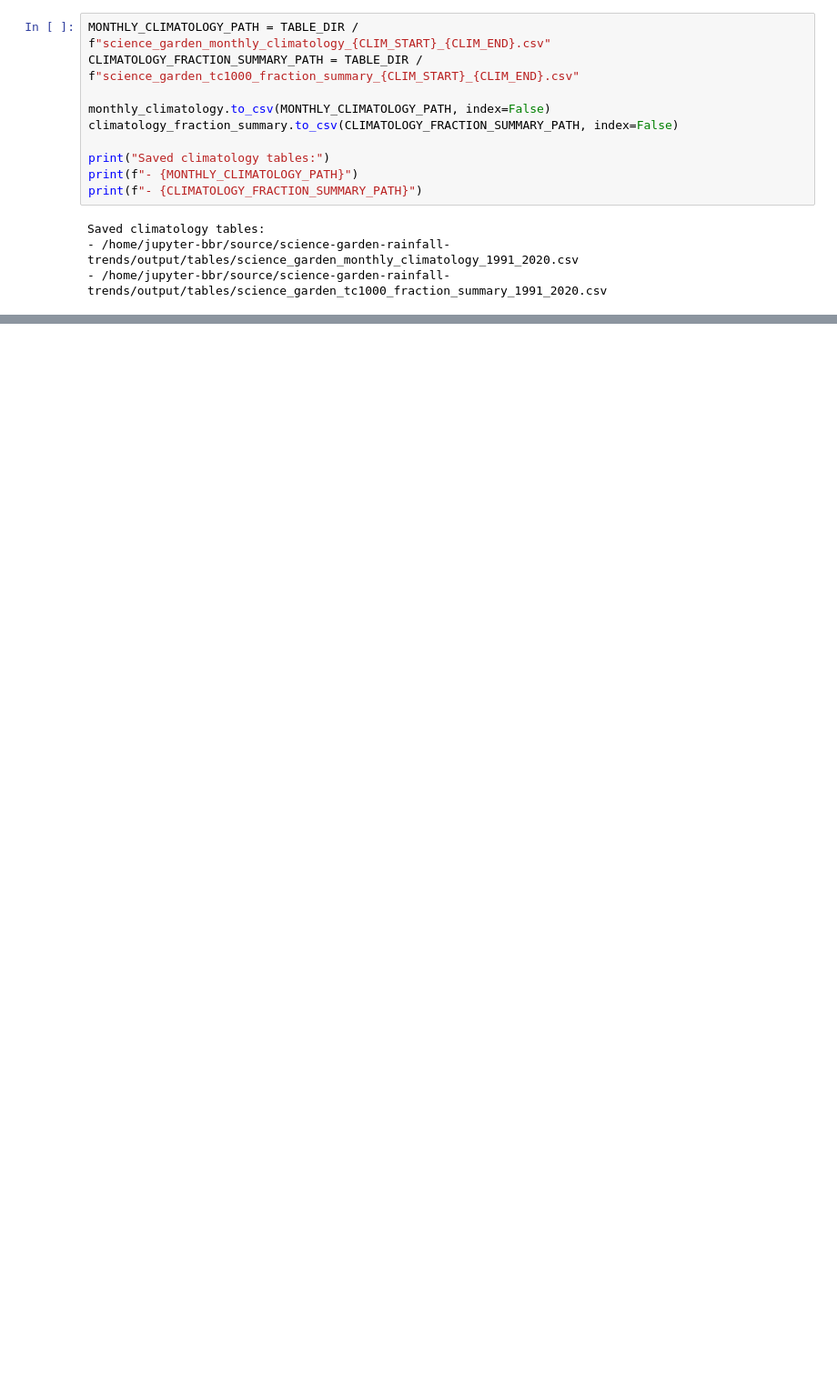
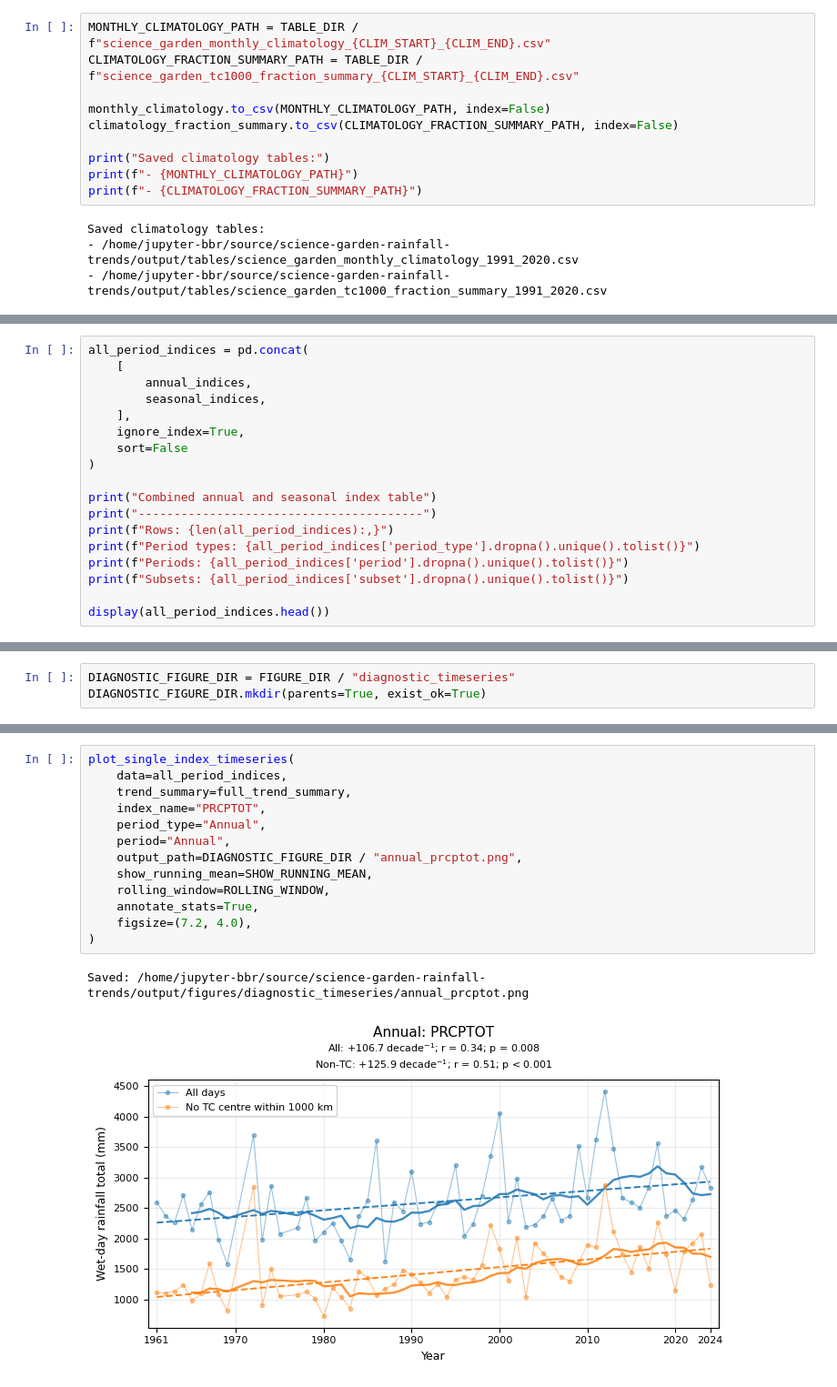
Before and after one commit to baracoma/science-garden-rainfall-trends, a Jupyter notebook: 02_analysis_and_figures.ipynb, the cells around one changed output, grey strips where cells are left out. Shown at 91% size. Cells and saved outputs as stored; diff of their text form; blank space fills up the shorter version.

```diff
--- a/02_analysis_and_figures.ipynb
+++ b/02_analysis_and_figures.ipynb
@@ -713,0 +1295,18 @@ Saved: /home/jupyter-bbr/source/science-garden-rainfall-trends/output/figures/fi
+# %%
+all_period_indices = pd.concat(
+    [
+        annual_indices,
+        seasonal_indices,
+    ],
+    ignore_index=True,
+    sort=False
+)
+
+print("Combined annual and seasonal index table")
+print("----------------------------------------")
+print(f"Rows: {len(all_period_indices):,}")
+print(f"Period types: {all_period_indices['period_type'].dropna().unique().tolist()}")
+print(f"Periods: {all_period_indices['period'].dropna().unique().tolist()}")
+print(f"Subsets: {all_period_indices['subset'].dropna().unique().tolist()}")
+
+display(all_period_indices.head())
@@ -713,0 +1548,3 @@ Saved: /home/jupyter-bbr/source/science-garden-rainfall-trends/output/figures/fi
+# %%
+DIAGNOSTIC_FIGURE_DIR = FIGURE_DIR / "diagnostic_timeseries"
+DIAGNOSTIC_FIGURE_DIR.mkdir(parents=True, exist_ok=True)
@@ -713,0 +1858,16 @@ Saved: /home/jupyter-bbr/source/science-garden-rainfall-trends/output/figures/fi
+# %%
+plot_single_index_timeseries(
+    data=all_period_indices,
+    trend_summary=full_trend_summary,
+    index_name="PRCPTOT",
+    period_type="Annual",
+    period="Annual",
+    output_path=DIAGNOSTIC_FIGURE_DIR / "annual_prcptot.png",
+    show_running_mean=SHOW_RUNNING_MEAN,
+    rolling_window=ROLLING_WINDOW,
+    annotate_stats=True,
+    figsize=(7.2, 4.0),
+)
+# %% [output]
+Saved: /home/jupyter-bbr/source/science-garden-rainfall-trends/output/figures/diagnostic_timeseries/annual_prcptot.png
+[figure, added]
```
Also changed, not shown: parts of 41 cells of this notebook.
